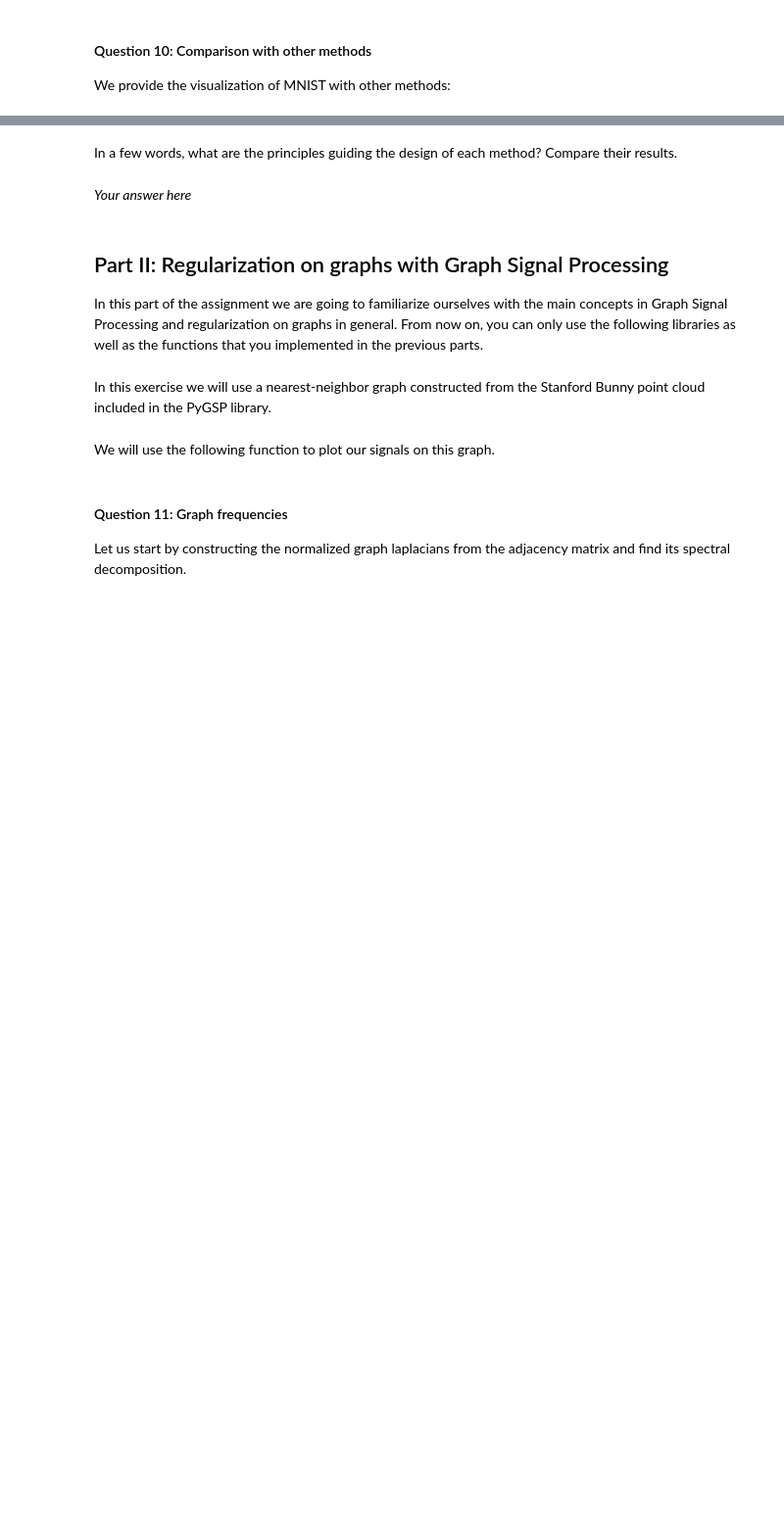
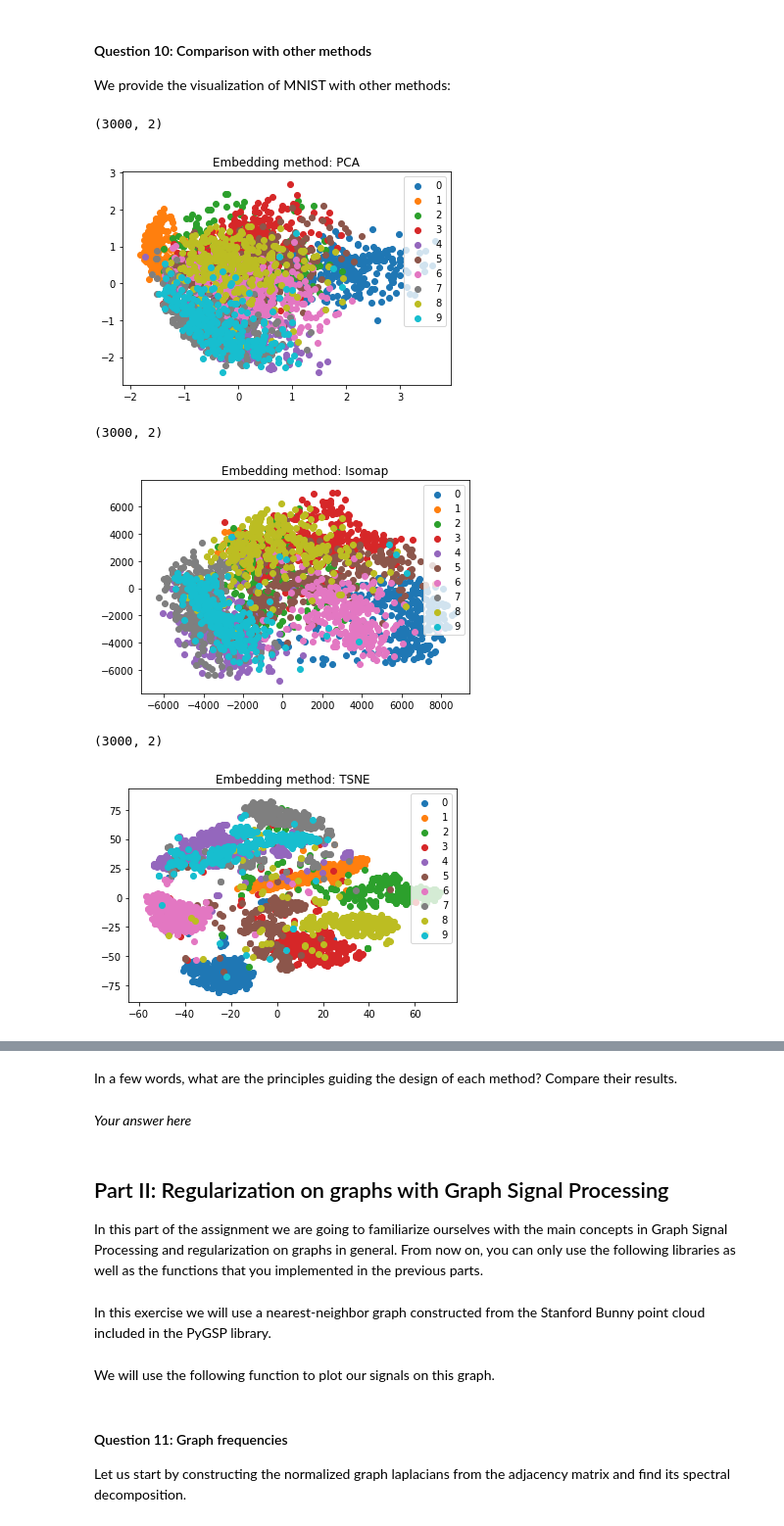
Before and after one commit to alielabridi/NTDS_2019, a Jupyter notebook: assignments/2_learning_with_graphs_jonas.ipynb, the cells around one changed output, grey strips where cells are left out. Shown at 98% size. Cells and saved outputs as stored; diff of their text form; code cells hidden in the pictures; blank space fills up the shorter version.

```diff
--- a/assignments/2_learning_with_graphs_jonas.ipynb
+++ b/assignments/2_learning_with_graphs_jonas.ipynb
@@ -355,36 +404,43 @@ from sklearn.decomposition import PCA
 from sklearn.manifold import TSNE, Isomap
 
 # This cell can take a few minutes to run
-run_this_cell = False
+run_this_cell = True
 
 if run_this_cell:
     # In 2d
     embeddings = [PCA(n_components=2, copy=True, whiten=True, tol=1e-5),
                   Isomap(n_components=2, n_neighbors=5),
                   TSNE(n_components=2)]
 
     for embedding in embeddings:
         X_embedded = embedding.fit_transform(X_mnist)
         fig = plt.figure()
         for i in classes:
             mask = y_mnist == i
             plt.scatter(X_embedded[mask, 0], X_embedded[mask, 1], label=i)
         plt.legend()
         plt.title('Embedding method: '+ type(embedding).__name__)
         plt.show()
 
     # In 3d
     embeddings = [PCA(n_components=3, copy=True, whiten=True, tol=1e-5),
                   Isomap(n_components=3, n_neighbors=5),
                   TSNE(n_components=3)]
 
     for embedding in embeddings:
         X_embedded = embedding.fit_transform(X_mnist)
         fig = plt.figure()
         ax = Axes3D(fig)
         for i in classes:
             mask = y_mnist == i
             ax.scatter(X_embedded[mask, 0], X_embedded[mask, 1], X_embedded[mask, 2], label=i)
         ax.legend()
         ax.title.set_text('Embedding method: '+ type(embedding).__name__)
         plt.show()
+# %% [output]
+(3000, 2)
+[figure, added]
+(3000, 2)
+[figure, added]
+(3000, 2)
+[figure, added]
```
Also changed, not shown: parts of 18 cells of this notebook.
